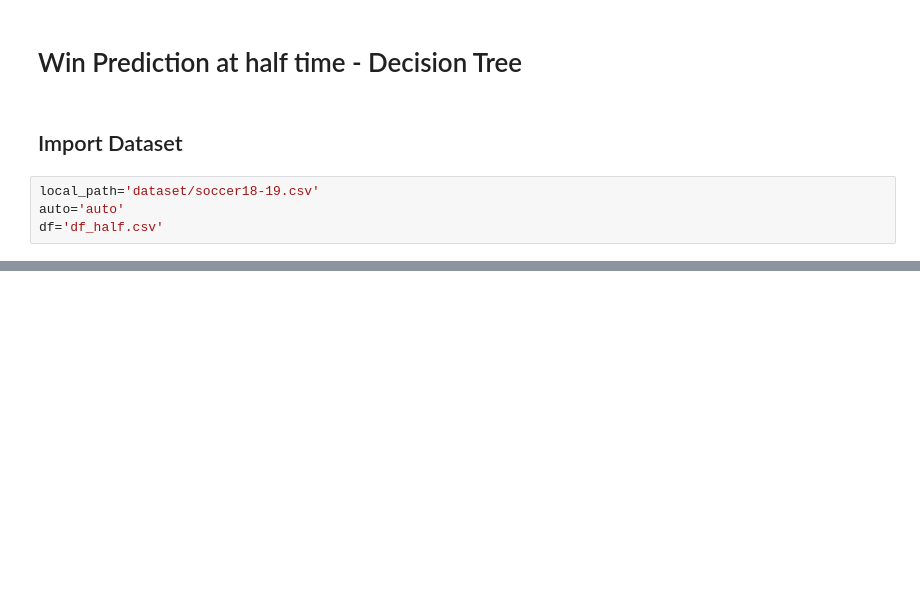
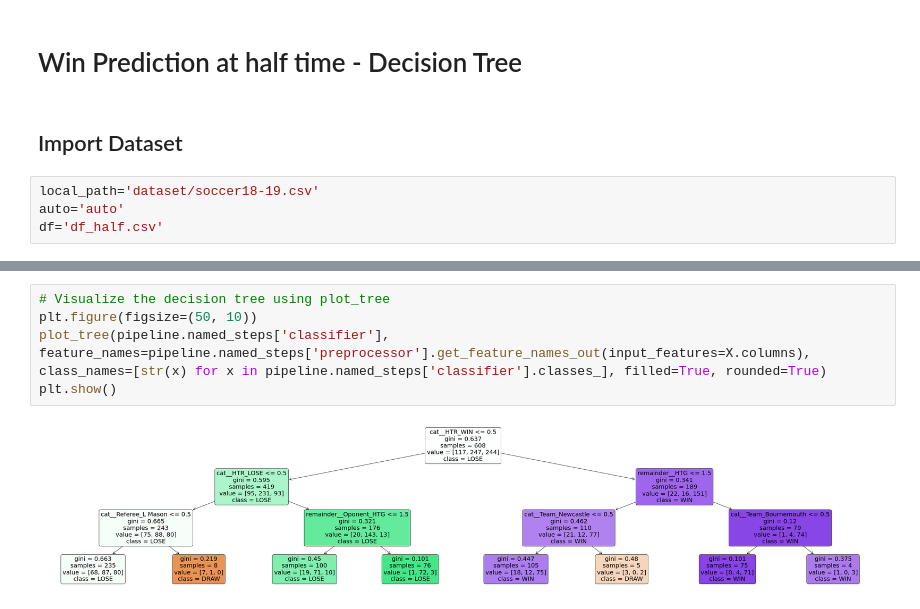
Before and after one commit to bbeaurain/polars_explo, a Jupyter notebook: project/football/notebook/2-predict_win_dt.ipynb, the cells around one changed output, grey strips where cells are left out. Saved outputs shown, nothing was run; the diff lists cells and outputs as text; blank space fills up the shorter version.

```diff
--- a/project/football/notebook/2-predict_win_dt.ipynb
+++ b/project/football/notebook/2-predict_win_dt.ipynb
@@ -41,0 +236,7 @@ df.head(5)
+# %%
+# Visualize the decision tree using plot_tree
+plt.figure(figsize=(50, 10))
+plot_tree(pipeline.named_steps['classifier'], feature_names=pipeline.named_steps['preprocessor'].get_feature_names_out(input_features=X.columns), class_names=[str(x) for x in pipeline.named_steps['classifier'].classes_], filled=True, rounded=True)
+plt.show()
+# %% [output]
+[figure, added]
```
Also changed, not shown: parts of 18 cells of this notebook.
